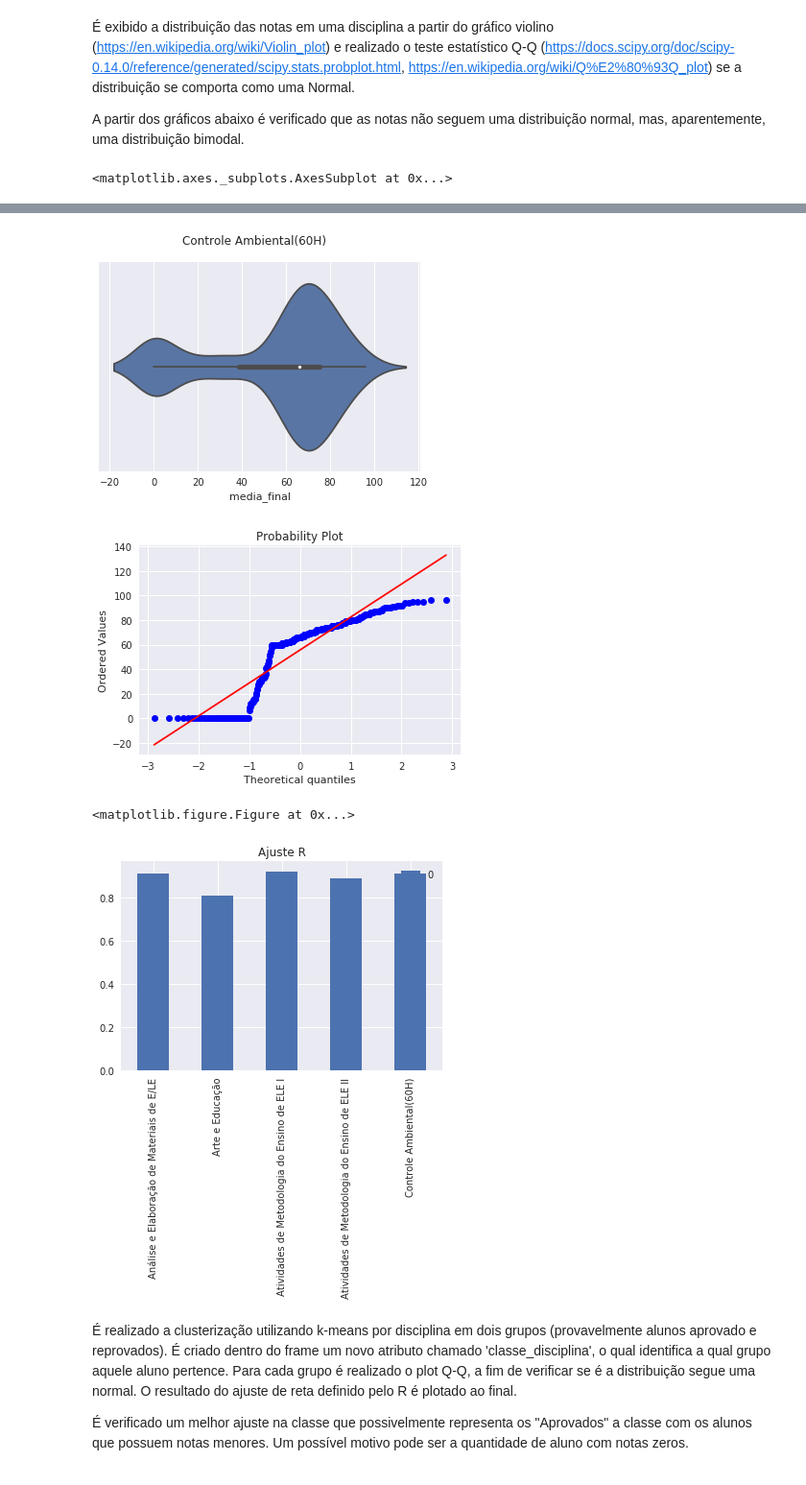
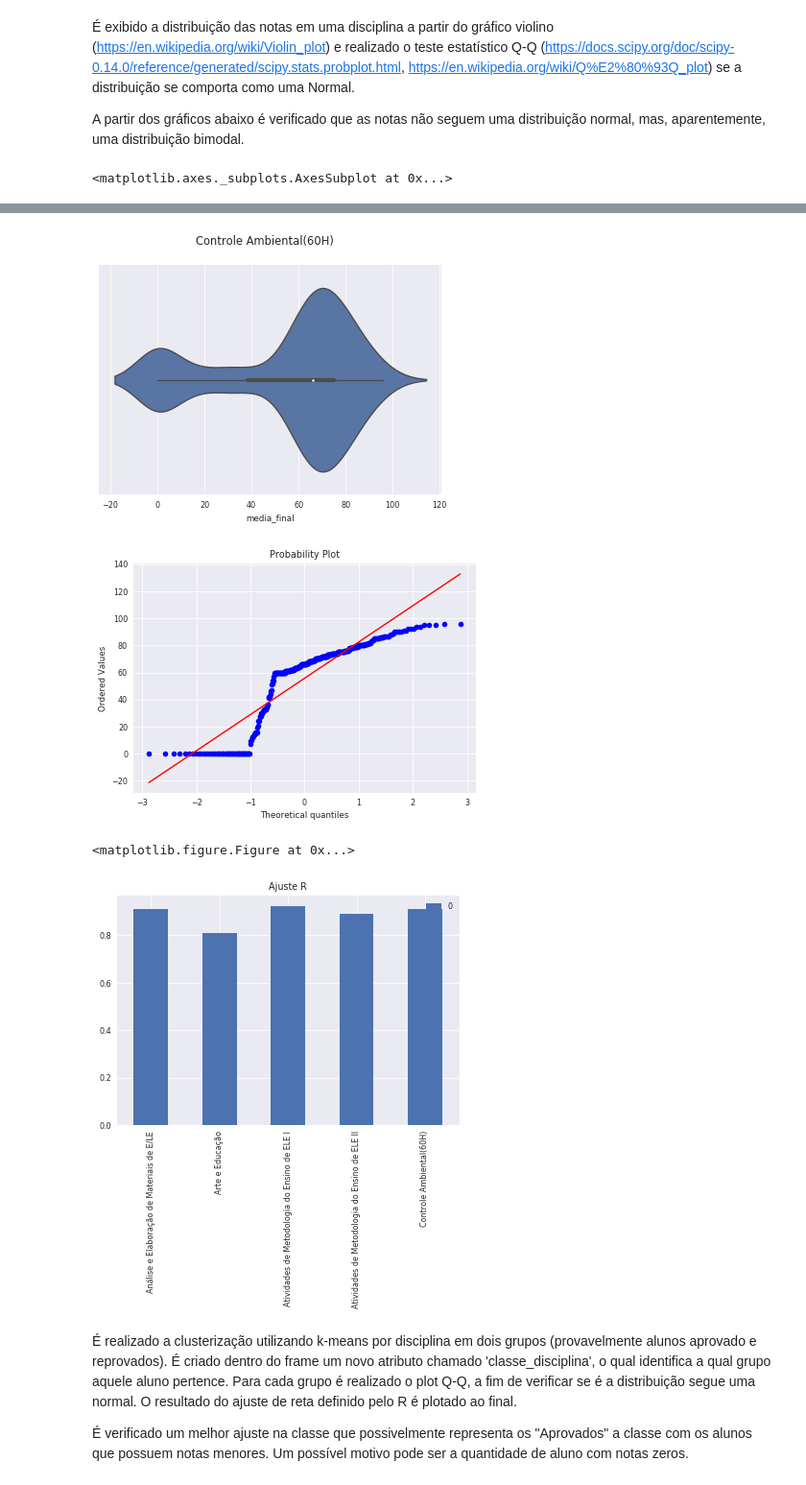
Before and after one commit to tmedeirosb/modelo_ifrn, a Jupyter notebook: Artigo_WCDE17.ipynb, the cells around one changed output, grey strips where cells are left out. Shown at 96% size. Cells and saved outputs as stored; diff of their text form; code cells hidden in the pictures.

```diff
--- a/Artigo_WCDE17.ipynb
+++ b/Artigo_WCDE17.ipynb
@@ -54,7 +54,7 @@ A partir dos gráficos abaixo é verificado que as notas não seguem uma distrib
 # %%
 #gerando graficos
 %matplotlib inline
-
+sns.set_context("paper")
 
 plt.close('all')
 
@@ -106,7 +106,7 @@ df.plot.bar(title='Ajuste R')
-[figure, old version]
+[figure, new version]
-[figure, old version]
+[figure, new version]
 <matplotlib.figure.Figure at 0x...>
-[figure, old version]
+[figure, new version]
 # %% [markdown]
 É realizado a clusterização utilizando k-means por disciplina em dois grupos (provavelmente alunos aprovado e reprovados).
 É criado dentro do frame um novo atributo chamado 'classe_disciplina', o qual identifica a qual grupo aquele aluno pertence. Para cada grupo é realizado o plot Q-Q, a fim de verificar se é a distribuição segue uma normal. O resultado do ajuste de reta definido pelo R é plotado ao final.
```
Also changed, not shown: parts of 4 cells of this notebook, 3 other files.
